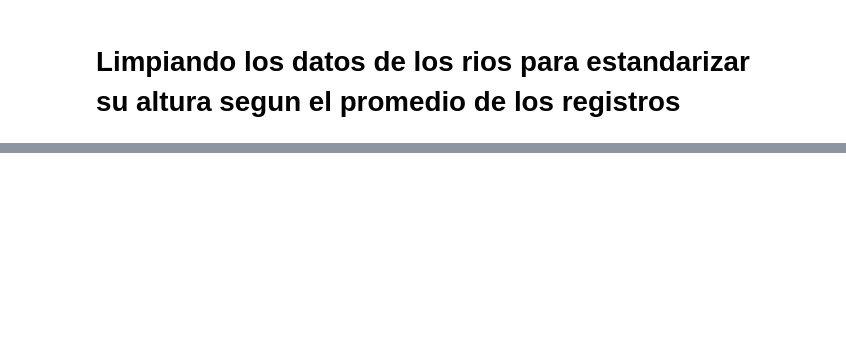
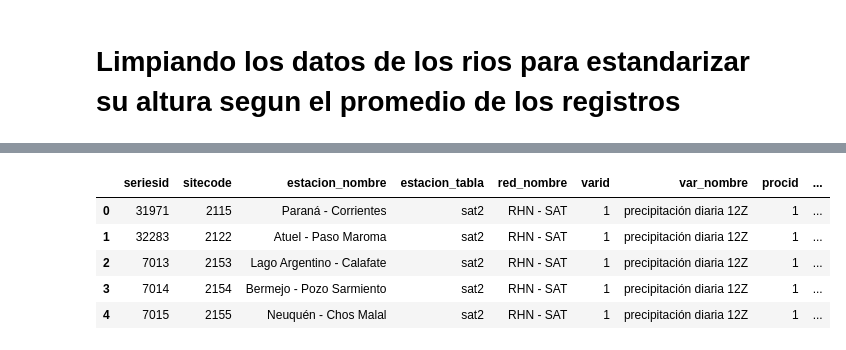
Before and after one commit to NicoBatti/sirena_batti_pruebas, a Jupyter notebook: crear_csv.ipynb, the cells around one changed output, grey strips where cells are left out. Saved outputs shown, nothing was run; the diff lists cells and outputs as text; code cells hidden in the pictures; blank space fills up the shorter version.

```diff
--- a/crear_csv.ipynb
+++ b/crear_csv.ipynb
@@ -171,0 +191,13 @@ df_limpio.to_csv('altura_rios_limpio.csv')
+# %%
+lluvias = pd.read_json('lluvias.json')
+lluvias.head()
+def crear_datos(seriesId, siteCode):
+    #URL
+    url = f'https://alerta.ina.gob.ar/pub/datos/datos&timeStart=2025-09-18&timeEnd=2025-09-19&seriesId={seriesId}&siteCode={siteCode}&varId=1&format=csv'
+# %% [output]
+|  | seriesid | sitecode | estacion_nombre | estacion_tabla | red_nombre | varid | var_nombre | procid | ... |
+| 0 | 31971 | 2115 | Paraná - Corrientes | sat2 | RHN - SAT | 1 | precipitación diaria 12Z | 1 | ... |
+| 1 | 32283 | 2122 | Atuel - Paso Maroma | sat2 | RHN - SAT | 1 | precipitación diaria 12Z | 1 | ... |
+| 2 | 7013 | 2153 | Lago Argentino - Calafate | sat2 | RHN - SAT | 1 | precipitación diaria 12Z | 1 | ... |
+| 3 | 7014 | 2154 | Bermejo - Pozo Sarmiento | sat2 | RHN - SAT | 1 | precipitación diaria 12Z | 1 | ... |
+| 4 | 7015 | 2155 | Neuquén - Chos Malal | sat2 | RHN - SAT | 1 | precipitación diaria 12Z | 1 | ... |
```
Also changed, not shown: parts of 10 cells of this notebook, 2 other files.
